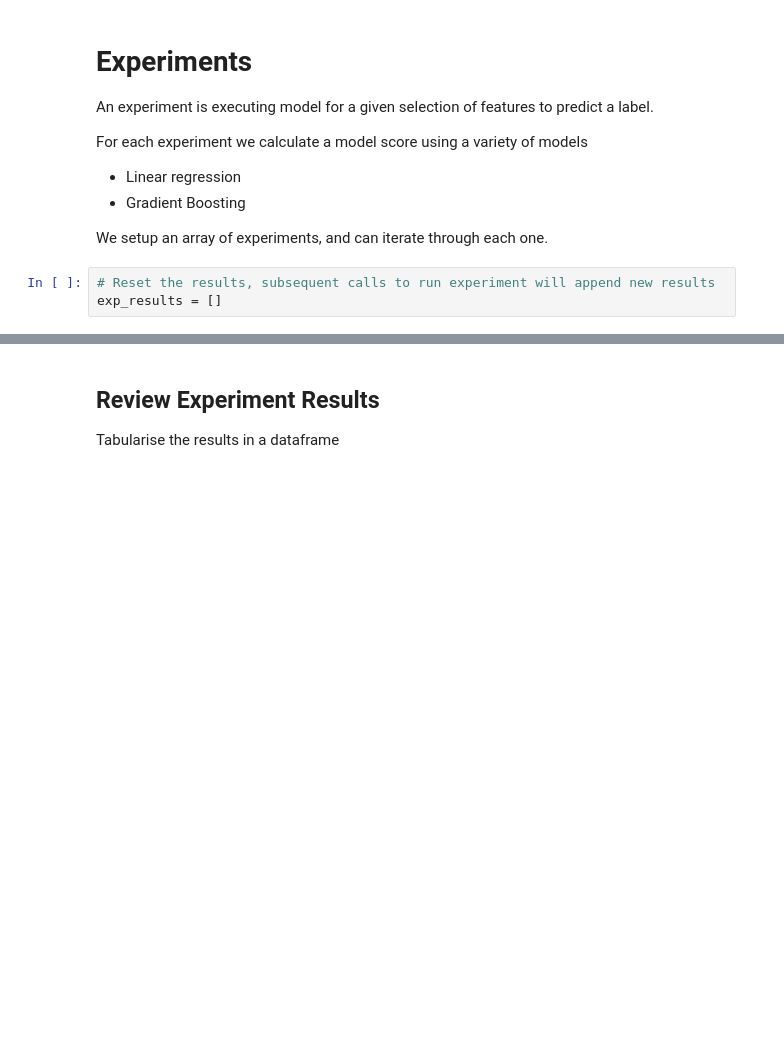
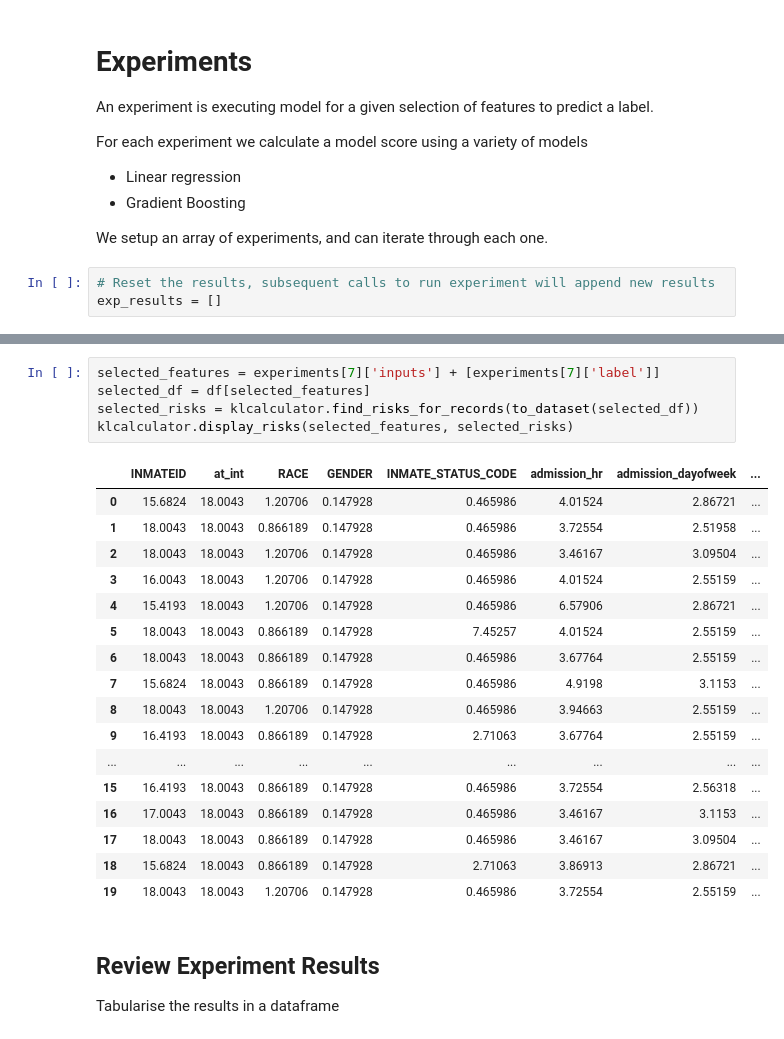
Before and after one commit to kelvinjross/ACSDataSharing, a Jupyter notebook: GBM_First_Private_Model.ipynb, the cells around one changed output, grey strips where cells are left out. Saved outputs shown, nothing was run; the diff lists cells and outputs as text; blank space fills up the shorter version.

```diff
--- a/GBM_First_Private_Model.ipynb
+++ b/GBM_First_Private_Model.ipynb
@@ -415,3 +535,26 @@ Experiment: 6 - include derived feature (4 + admission_dayofweek)
+# %%
+selected_features = experiments[7]['inputs'] + [experiments[7]['label']]
+selected_df = df[selected_features]
+selected_risks = klcalculator.find_risks_for_records(to_dataset(selected_df))
+klcalculator.display_risks(selected_features, selected_risks)
+# %% [output]
+|  | INMATEID | at_int | RACE | GENDER | INMATE_STATUS_CODE | admission_hr | admission_dayofweek | ... |
+| 0 | 15.6824 | 18.0043 | 1.20706 | 0.147928 | 0.465986 | 4.01524 | 2.86721 | ... |
+| 1 | 18.0043 | 18.0043 | 0.866189 | 0.147928 | 0.465986 | 3.72554 | 2.51958 | ... |
+| 2 | 18.0043 | 18.0043 | 1.20706 | 0.147928 | 0.465986 | 3.46167 | 3.09504 | ... |
+| 3 | 16.0043 | 18.0043 | 1.20706 | 0.147928 | 0.465986 | 4.01524 | 2.55159 | ... |
+| 4 | 15.4193 | 18.0043 | 1.20706 | 0.147928 | 0.465986 | 6.57906 | 2.86721 | ... |
+| 5 | 18.0043 | 18.0043 | 0.866189 | 0.147928 | 7.45257 | 4.01524 | 2.55159 | ... |
+| 6 | 18.0043 | 18.0043 | 0.866189 | 0.147928 | 0.465986 | 3.67764 | 2.55159 | ... |
+| 7 | 15.6824 | 18.0043 | 0.866189 | 0.147928 | 0.465986 | 4.9198 | 3.1153 | ... |
+| 8 | 18.0043 | 18.0043 | 1.20706 | 0.147928 | 0.465986 | 3.94663 | 2.55159 | ... |
+| 9 | 16.4193 | 18.0043 | 0.866189 | 0.147928 | 2.71063 | 3.67764 | 2.55159 | ... |
+| ... | ... | ... | ... | ... | ... | ... | ... | ... |
+| 15 | 16.4193 | 18.0043 | 0.866189 | 0.147928 | 0.465986 | 3.72554 | 2.56318 | ... |
+| 16 | 17.0043 | 18.0043 | 0.866189 | 0.147928 | 0.465986 | 3.46167 | 3.1153 | ... |
+| 17 | 18.0043 | 18.0043 | 0.866189 | 0.147928 | 0.465986 | 3.46167 | 3.09504 | ... |
+| 18 | 15.6824 | 18.0043 | 0.866189 | 0.147928 | 2.71063 | 3.86913 | 2.86721 | ... |
+| 19 | 18.0043 | 18.0043 | 1.20706 | 0.147928 | 0.465986 | 3.72554 | 2.55159 | ... |
 # %% [markdown]
 ## Review Experiment Results
 Tabularise the results in a dataframe
```
Also changed, not shown: parts of 22 cells of this notebook.
